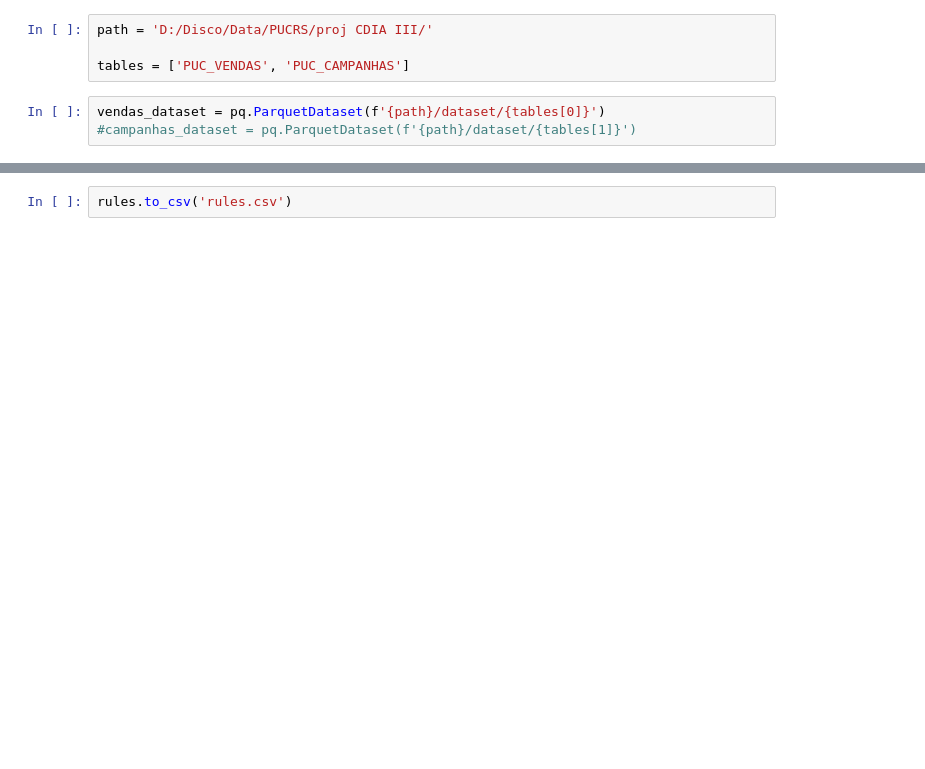
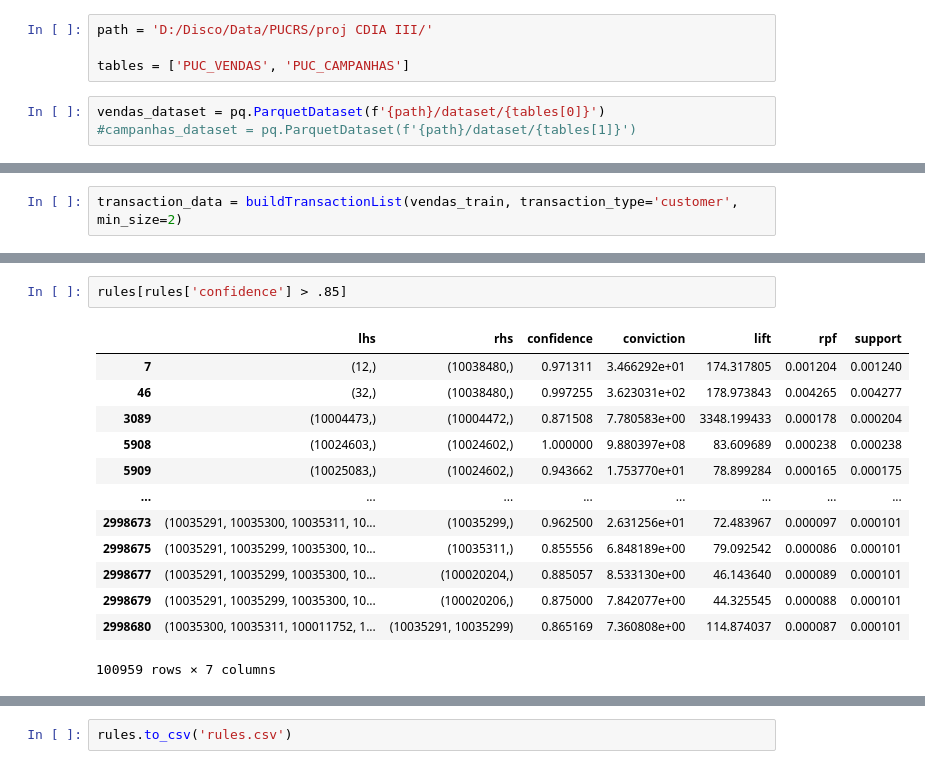
Before and after one commit to cristianomm/PUCRS, a Jupyter notebook: 2024-02/98H15-04 - Projeto em Ciência de Dados III/model_1.ipynb, the cells around one changed output, grey strips where cells are left out. Saved outputs shown, nothing was run; the diff lists cells and outputs as text; blank space fills up the shorter version.

```diff
--- a/2024-02/98H15-04 - Projeto em Ciência de Dados III/model_1.ipynb
+++ b/2024-02/98H15-04 - Projeto em Ciência de Dados III/model_1.ipynb
@@ -24,2 +54,4 @@ vendas = vendas.to_pandas()
+# %%
+transaction_data = buildTransactionList(vendas_train, transaction_type='customer', min_size=2)
 # %%
 products = produtos = vendas.groupby(['COD_SKU', 'SKU', 'CATEGORIA_SKU', 'SUBCATEGORIA_SKU'], as_index=False).agg({'PRECO_REGULAR': 'mean'})
@@ -44,0 +298,16 @@ len(products['COD_SKU'].unique())
+# %%
+rules[rules['confidence'] > .85]
+# %% [output]
+|  | lhs | rhs | confidence | conviction | lift | rpf | support |
+| 7 | (12,) | (10038480,) | 0.971311 | 3.466292e+01 | 174.317805 | 0.001204 | 0.001240 |
+| 46 | (32,) | (10038480,) | 0.997255 | 3.623031e+02 | 178.973843 | 0.004265 | 0.004277 |
+| 3089 | (10004473,) | (10004472,) | 0.871508 | 7.780583e+00 | 3348.199433 | 0.000178 | 0.000204 |
+| 5908 | (10024603,) | (10024602,) | 1.000000 | 9.880397e+08 | 83.609689 | 0.000238 | 0.000238 |
+| 5909 | (10025083,) | (10024602,) | 0.943662 | 1.753770e+01 | 78.899284 | 0.000165 | 0.000175 |
+| ... | ... | ... | ... | ... | ... | ... | ... |
+| 2998673 | (10035291, 10035300, 10035311, 10... | (10035299,) | 0.962500 | 2.631256e+01 | 72.483967 | 0.000097 | 0.000101 |
+| 2998675 | (10035291, 10035299, 10035300, 10... | (10035311,) | 0.855556 | 6.848189e+00 | 79.092542 | 0.000086 | 0.000101 |
+| 2998677 | (10035291, 10035299, 10035300, 10... | (100020204,) | 0.885057 | 8.533130e+00 | 46.143640 | 0.000089 | 0.000101 |
+| 2998679 | (10035291, 10035299, 10035300, 10... | (100020206,) | 0.875000 | 7.842077e+00 | 44.325545 | 0.000088 | 0.000101 |
+| 2998680 | (10035300, 10035311, 100011752, 1... | (10035291, 10035299) | 0.865169 | 7.360808e+00 | 114.874037 | 0.000087 | 0.000101 |
+100959 rows × 7 columns
```
Also changed, not shown: parts of 32 cells of this notebook.
